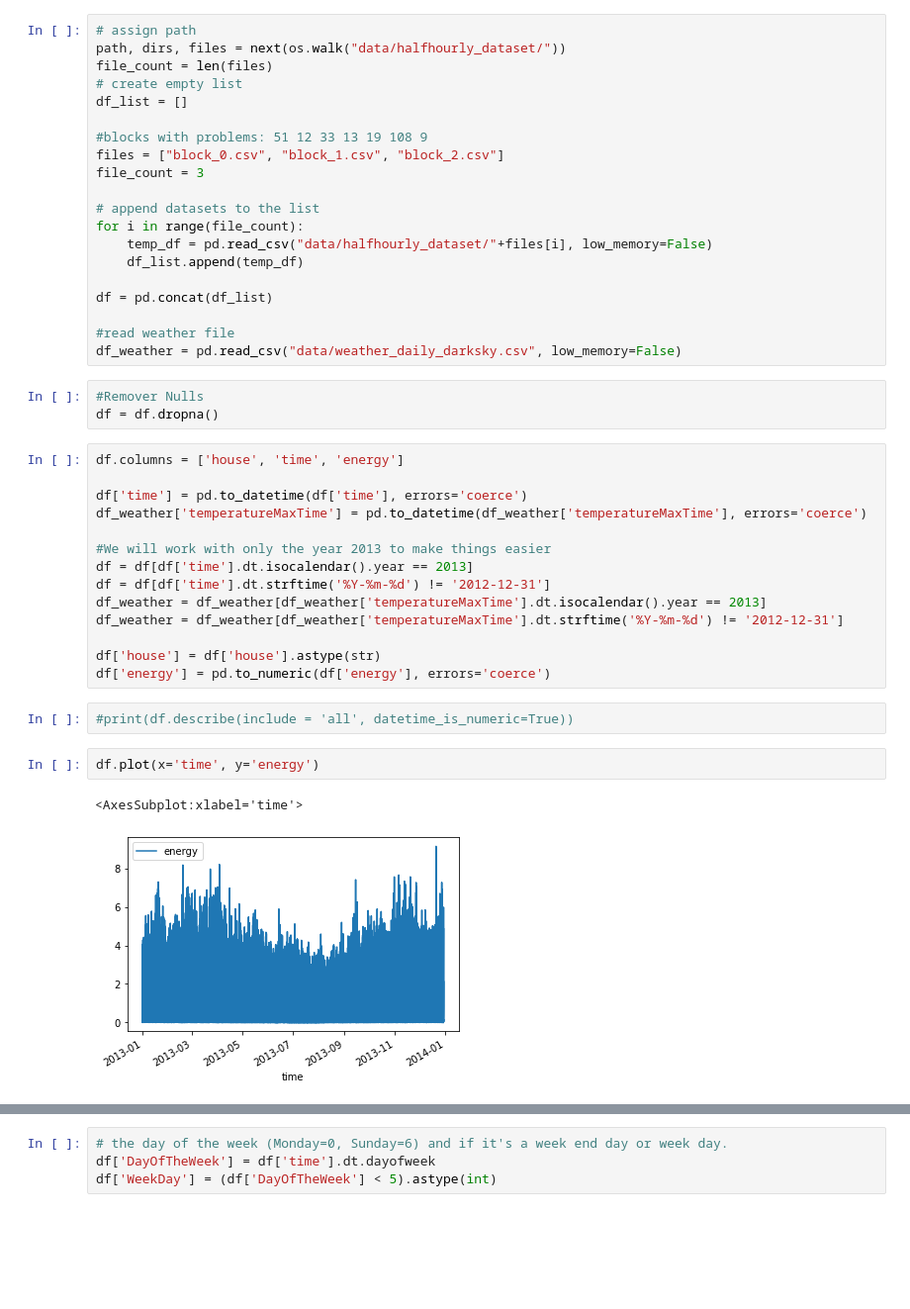
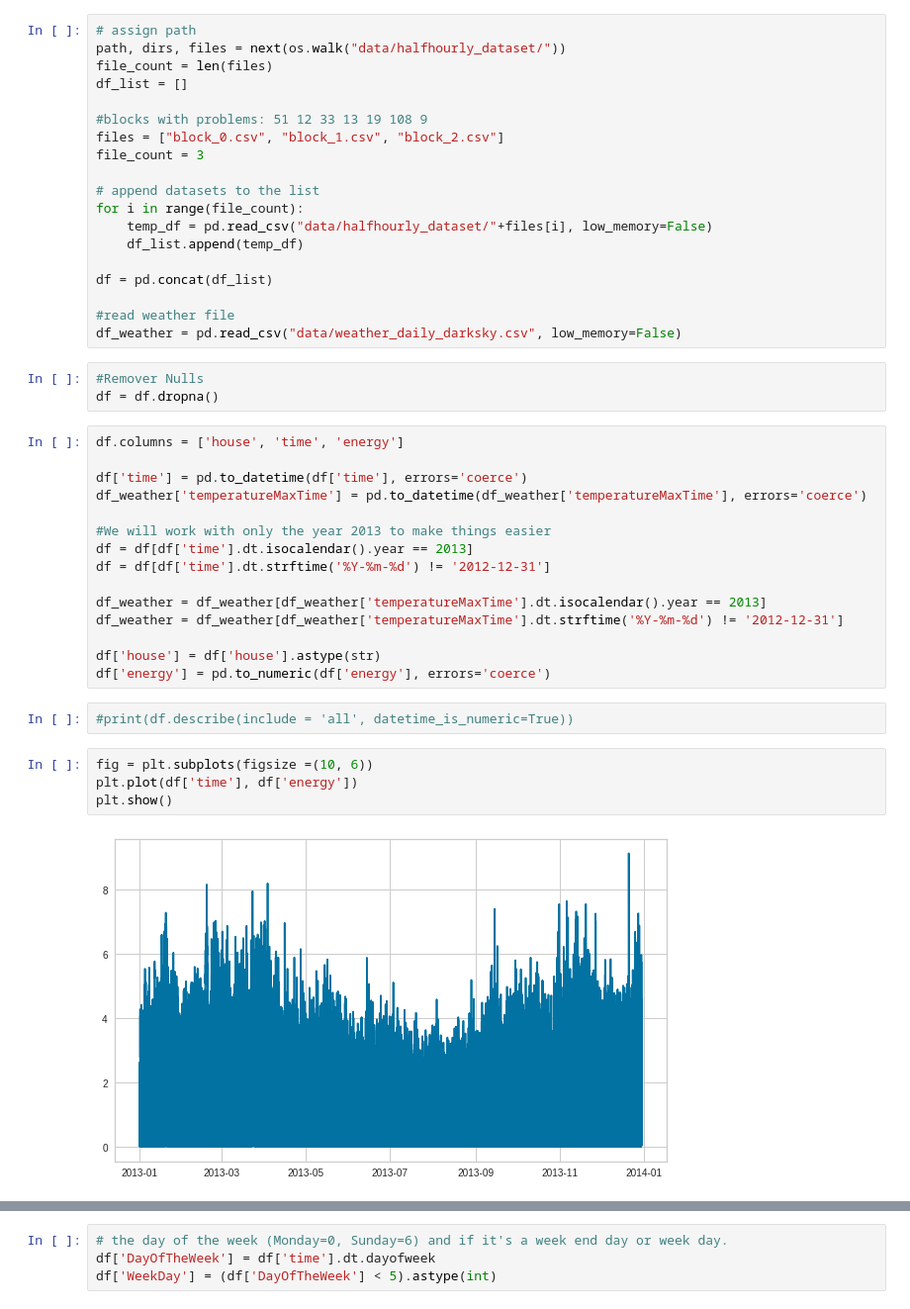
Before and after one commit to Josmachd/smart_meters_in_london, a Jupyter notebook: notebook.ipynb, the cells around one changed output, grey strips where cells are left out. Shown: that part at 99% size. Drawn from its saved outputs; the diff is of its cells as text; blank space fills up the shorter version.

```diff
--- a/notebook.ipynb
+++ b/notebook.ipynb
@@ -11,7 +16,6 @@ from datetime import datetime
 # assign path
 path, dirs, files = next(os.walk("data/halfhourly_dataset/"))
 file_count = len(files)
-# create empty list
 df_list = []
 
 #blocks with problems: 51 12 33 13 19 108 9
@@ -39,6 +43,7 @@ df_weather['temperatureMaxTime'] = pd.to_datetime(df_weather['temperatureMaxTime
 #We will work with only the year 2013 to make things easier
 df = df[df['time'].dt.isocalendar().year == 2013]
 df = df[df['time'].dt.strftime('%Y-%m-%d') != '2012-12-31']
+
 df_weather = df_weather[df_weather['temperatureMaxTime'].dt.isocalendar().year == 2013]
 df_weather = df_weather[df_weather['temperatureMaxTime'].dt.strftime('%Y-%m-%d') != '2012-12-31']
 
@@ -47,9 +52,10 @@ df['energy'] = pd.to_numeric(df['energy'], errors='coerce')
 # %%
 #print(df.describe(include = 'all', datetime_is_numeric=True))
 # %%
-df.plot(x='time', y='energy')
+fig = plt.subplots(figsize =(10, 6))
+plt.plot(df['time'], df['energy'])
+plt.show()
 # %% [output]
-<AxesSubplot:xlabel='time'>
-[figure, old version]
+[figure, new version]
 # %%
 # the hours and if it's night or day (7:00-22:00)
```
Also changed, not shown: parts of 16 cells of this notebook.
